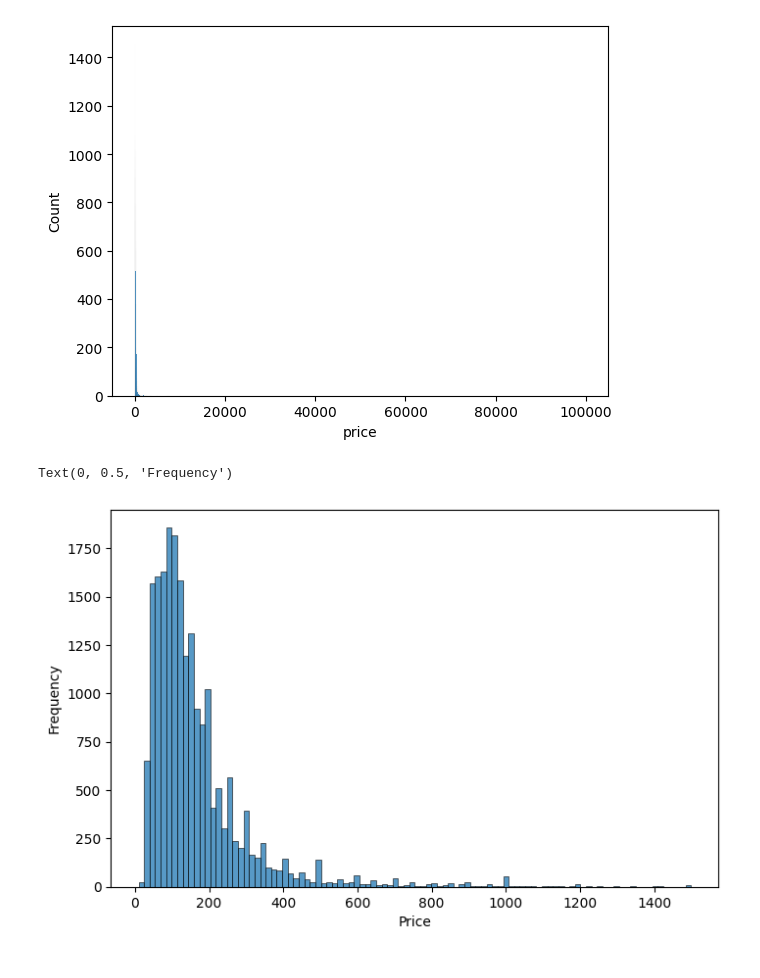
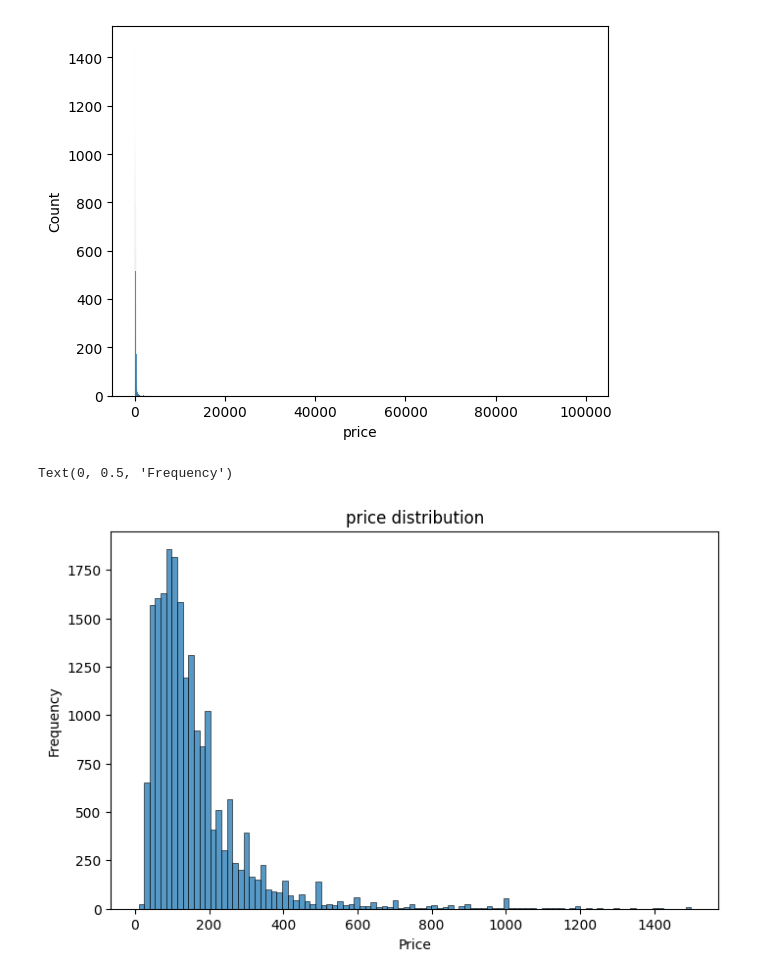
Before and after one commit to falcaozane/Machine-Learning, a Jupyter notebook: EDA project/AirBnB/AirBnB.ipynb, the cells around one changed output. Cells and saved outputs as stored; diff of their text form; code cells hidden in the pictures.

```diff
--- a/EDA project/AirBnB/AirBnB.ipynb
+++ b/EDA project/AirBnB/AirBnB.ipynb
@@ -266,8 +266,9 @@ sns.histplot(data=data, x='price',)
 # %%
 plt.figure(figsize=(8,5))
 sns.histplot(data=df, x='price', bins=100)
+plt.title("price distribution")
 plt.xlabel("Price")
 plt.ylabel("Frequency")
 # %% [output]
 Text(0, 0.5, 'Frequency')
-[figure, old version]
+[figure, new version]
```
Also changed, not shown: parts of 8 cells of this notebook.
